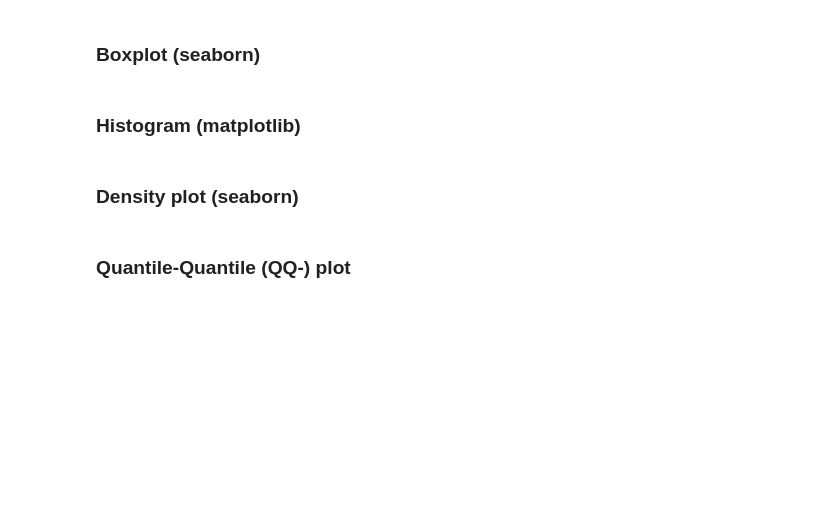
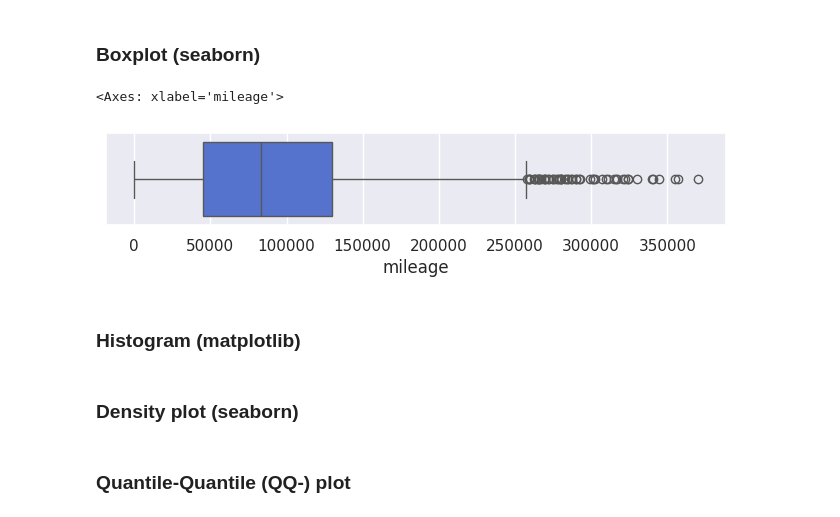
Before and after one commit to migifor-forstmi4/python_exploratory_data_analysis, a Jupyter notebook: exploratory_data_analysis_car_data.ipynb, the cells around one changed output. Saved outputs shown, nothing was run; the diff lists cells and outputs as text; code cells hidden in the pictures; blank space fills up the shorter version.

```diff
--- a/exploratory_data_analysis_car_data.ipynb
+++ b/exploratory_data_analysis_car_data.ipynb
@@ -329,3 +346,11 @@ cov                             #dieser Code zeigt die Kovarianzmatrix der Varia
+# %%
+# Create a boxplot of the variable mileage
+plt.figure(figsize = (8,1.2))       #definiert die Größe der Abbildung, wobei die Breite 8 und die Höhe 1.2 Einheiten beträgt
+plt.ticklabel_format(style='plain') #definiert das Format der Achsenbeschriftungen auf 'plain', um wissenschaftliche Notation zu vermeiden
+sns.boxplot(x=df['mileage'], color="royalblue")   #erstellt ein
+# %% [output]
+<Axes: xlabel='mileage'>
+[figure, added]
 # %% [markdown]
 ### Histogram  (matplotlib)
 # %%
```
Also changed, not shown: parts of 3 cells of this notebook.
